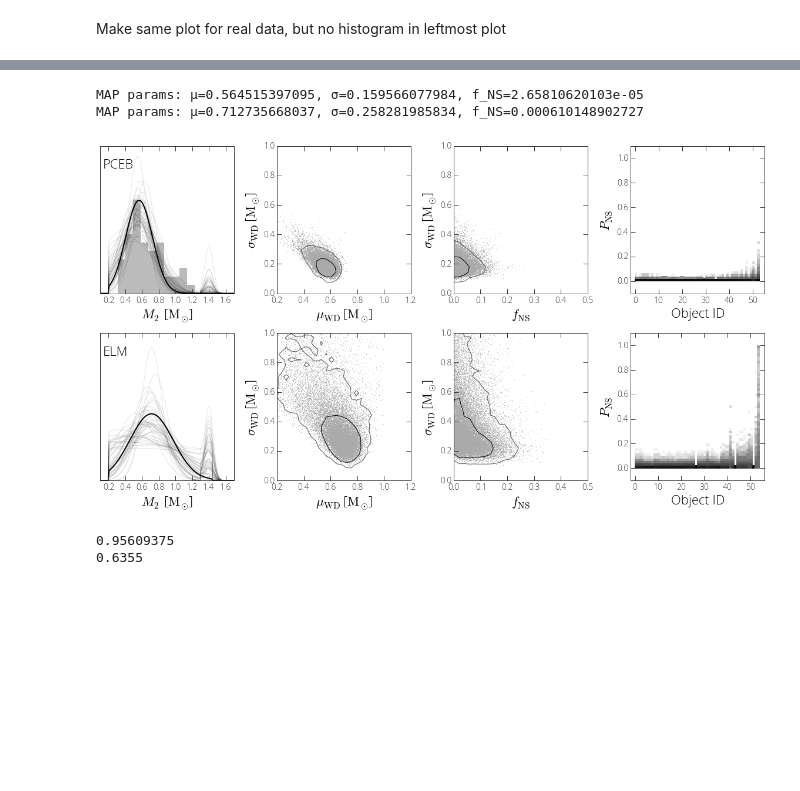
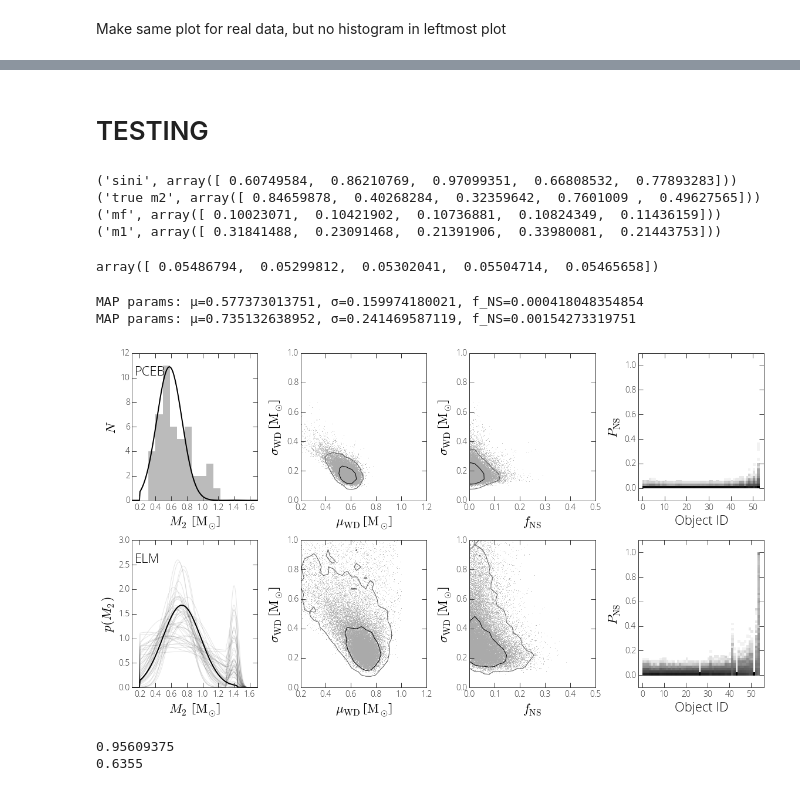
Before and after one commit to adrn/tilt-shift, a Jupyter notebook: notebooks/Paper figures.ipynb, the cells around one changed output, grey strips where cells are left out. Saved outputs shown, nothing was run; the diff lists cells and outputs as text; code cells hidden in the pictures; blank space fills up the shorter version.

Commit message:
fixed bug and new figures

```diff
--- a/notebooks/Paper figures.ipynb
+++ b/notebooks/Paper figures.ipynb
@@ -44,7 +44,7 @@ mean_NS = 1.4 # Msun
 stddev_NS = 0.05 # Msun
 
 # Number of steps to use in numerical integration below
-Nintegrate = 256
+Nintegrate = 1024
 # %% [markdown]
 We generate data with three different models for the true distribution of companion masses:
 * __GWD__: A single (truncated) Gaussian
@@ -695,7 +695,7 @@ def sigma_contour(x, y, bins=None, ax=None, levels=None, contourf=False, **conto
     return fig
 
 def three_panel(axes, data, sampler, plot_samples=False, mu_lim=(0.2,1.2), sigma_lim=(0.,1.),
-                pt_alpha=0.5, known_m2=np.ones(len(data))*np.nan):
+                pt_alpha=0.5, known_m2=np.ones(len(data))*np.nan, panel1_norm=1.):
     contour_bins = 27
 
     map_idx = sampler.flatlnprobability.argmax()
@@ -716,13 +716,14 @@ def three_panel(axes, data, sampler, plot_samples=False, mu_lim=(0.2,1.2), sigma
             d1,d2 = model(pars_WD=pars_WD, pars_NS=pars_NS)
 
             func = (1-f_NS)*d1.pdf(m2_grid) + f_NS*d2.pdf(m2_grid)
-            axes[0].plot(m2_grid, func, marker=None, color='k', lw=1, alpha=0.1)
+            axes[0].plot(m2_grid, func*panel1_norm, marker=None, color='k', lw=1, alpha=0.1)
 
     d1,d2 = model(pars_WD=MAP_pars_WD, pars_NS=pars_NS)
     func = (1-MAP_f_NS)*d1.pdf(m2_grid) + MAP_f_NS*d2.pdf(m2_grid)
-    axes[0].plot(m2_grid, func, marker=None, color='k', lw=2, alpha=1.)
+    axes[0].plot(m2_grid, func*panel1_norm, marker=None, color='k', lw=2, alpha=1.)
     axes[0].set_xlim(0.1, 1.7)
-    axes[0].yaxis.set_visible(False)
+    axes[0].set_ylim(0, 30)
+    # axes[0].yaxis.set_visible(False)
 
     # Second panel
     xbins = np.linspace(mu_lim[0]-0.1,mu_lim[1]+0.1,contour_bins)
@@ -788,17 +789,20 @@ for i,test_name in enumerate(test_data.keys()):
     sampler = samplers[test_name]
     pars = test_params[test_name]
 
+    n,bins,patches = axes[0].hist(data['true_m2'], color="#aaaaaa")
+    panel1_norm = np.sum(n * (bins[1:] - bins[:-1]))
+
     if i == 2:
-        three_panel(axes, data, sampler, sigma_lim=(0.,1.5))
+        three_panel(axes, data, sampler, sigma_lim=(0.,1.5), panel1_norm=panel1_norm)
     else:
-        three_panel(axes, data, sampler, pt_alpha=0.2)
+        three_panel(axes, data, sampler, pt_alpha=0.2, panel1_norm=panel1_norm)
 
-    axes[0].hist(data['true_m2'], normed=True, color="#aaaaaa")
-    # axes[2].axvline(pars['f_NS'], color='#31a354', linewidth=2.)
     axes[2].axvline(pars['f_NS'], color='k', linewidth=1., linestyle='--')
 
     ymin,ymax = axes[0].get_ylim()
     axes[0].text(0.15, ymax - 0.15*(ymax-ymin), "Test {}".format(i+1), fontsize=22, fontweight=200)
+
+    axes[0].set_ylabel("$N$")
 
     if pars.has_key('mean_WD'):
         axes[1].axhline(pars['stddev_WD'], color='k', linewidth=1., linestyle='--')
@@ -819,5 +823,5 @@ all_axes2[0].set_ylabel(r'$P_{\rm NS}$')
 
 fig.tight_layout()
 fig2.tight_layout()
-fig.savefig("../documents/letter/many-panel.pdf")
-fig2.savefig("../documents/letter/PNS.pdf")
+# fig.savefig("../documents/letter/many-panel.pdf")
+# fig2.savefig("../documents/letter/PNS.pdf")
@@ -830,6 +828,33 @@ MAP params: μ=0.637431389421, σ=0.51369085816, f_NS=0.135591418137
+# %% [markdown]
+# TESTING
+# %%
+ixx = test_data['UWD+GNS']['mf'].argsort()
+print('sini', test_data['UWD+GNS']['sini'][ixx][40:45])
+print('true m2', test_data['UWD+GNS']['true_m2'][ixx][40:45])
+
+mff = test_data['UWD+GNS']['mf'][ixx][40:45].copy()
+m11 = test_data['UWD+GNS']['m1'][ixx][40:45].copy()
+
+#m11[0] = m11[3]
+#mff[0] = mff[3] - 0.001
+
+print('mf', mff)
+print('m1', m11)
+
+NS_prob(dict(mean=0.637431389421, stddev=0.51369085816),
+        0.135591418137,
+        mff, m11,
+        known_m2=np.array([np.nan,np.nan,np.nan,np.nan,np.nan]),
+        bounds_WD=(0.2,1.44))
+# %% [output]
+('sini', array([ 0.60749584,  0.86210769,  0.97099351,  0.66808532,  0.77893283]))
+('true m2', array([ 0.84659878,  0.40268284,  0.32359642,  0.7601009 ,  0.49627565]))
+('mf', array([ 0.10023071,  0.10421902,  0.10736881,  0.10824349,  0.11436159]))
+('m1', array([ 0.31841488,  0.23091468,  0.21391906,  0.33980081,  0.21443753]))
+array([ 0.05486794,  0.05299812,  0.05302041,  0.05504714,  0.05465658])
 # %%
 def four_panel(axes, data, sampler, plot_samples=False, mu_lim=(0.2,1.2), sigma_lim=(0.,1.),
-               pt_alpha=0.5, known_m2=np.ones(len(data))*np.nan):
+               pt_alpha=0.5, known_m2=np.ones(len(data))*np.nan, panel1_norm=1.):
     contour_bins = 33
 
     map_idx = sampler.flatlnprobability.argmax()
@@ -850,13 +875,13 @@ def four_panel(axes, data, sampler, plot_samples=False, mu_lim=(0.2,1.2), sigma_
             d1,d2 = model(pars_WD=pars_WD, pars_NS=pars_NS)
 
             func = (1-f_NS)*d1.pdf(m2_grid) + f_NS*d2.pdf(m2_grid)
-            axes[0].plot(m2_grid, func, marker=None, color='k', lw=1, alpha=0.1)
+            axes[0].plot(m2_grid, func*panel1_norm, marker=None, color='k', lw=1, alpha=0.1)
 
     d1,d2 = model(pars_WD=MAP_pars_WD, pars_NS=pars_NS)
     func = (1-MAP_f_NS)*d1.pdf(m2_grid) + MAP_f_NS*d2.pdf(m2_grid)
-    axes[0].plot(m2_grid, func, marker=None, color='k', lw=2, alpha=1.)
+    axes[0].plot(m2_grid, func*panel1_norm, marker=None, color='k', lw=2, alpha=1.)
     axes[0].set_xlim(0.1, 1.7)
-    axes[0].yaxis.set_visible(False)
+    # axes[0].yaxis.set_visible(False)
 
     # Second panel
     xbins = np.linspace(mu_lim[0]-0.1,mu_lim[1]+0.1,contour_bins)
@@ -906,28 +931,31 @@ def four_panel(axes, data, sampler, plot_samples=False, mu_lim=(0.2,1.2), sigma_
 # %%
 fig,axes = plt.subplots(2,4,figsize=(16,9))
 
-four_panel(axes[0], pceb_MD, sampler_real_data_pceb, plot_samples=True) #, known_m2=known_m2)
+n,bins,patches = axes[0,0].hist(pceb_MD['M_wd'][~np.isnan(pceb_MD['M_wd'])], color='#bbbbbb')
 ymin,ymax = axes[0,0].get_ylim()
 axes[0,0].text(0.15, ymax - 0.15*(ymax-ymin), "PCEB".format(i+1), fontsize=22, fontweight=200)
-axes[0,0].hist(pceb_MD['M_wd'][~np.isnan(pceb_MD['M_wd'])], normed=True, color='#bbbbbb')
+panel1_norm = np.sum(n * (bins[1:] - bins[:-1]))
+four_panel(axes[0], pceb_MD, sampler_real_data_pceb, plot_samples=False, panel1_norm=panel1_norm)
+axes[0,0].set_ylabel("$N$")
 
 four_panel(axes[1], elm_WD, sampler_real_data, plot_samples=True, known_m2=known_m2)
 ymin,ymax = axes[1,0].get_ylim()
 axes[1,0].text(0.15, ymax - 0.15*(ymax-ymin), "ELM".format(i+1), fontsize=22, fontweight=200)
+axes[1,0].set_ylabel(r"$p(M_2)$")
 
 for i in [0,1]:
     axes[i,0].set_xlabel(r'$M_2$ [${\rm M}_\odot$]')
     axes[i,1].set_xlabel(r"$\mu_{\rm WD}$ [${\rm M}_\odot$]")
     axes[i,2].set_xlabel(r'$f_{\rm NS}$')
     # axes[3].set_xlabel(r'$m_f$ [${\rm M}_\odot$]')
     axes[i,3].set_xlabel(r'Object ID')
 
 fig.tight_layout()
-fig.savefig("../documents/letter/real-data.pdf")
+# fig.savefig("../documents/letter/real-data.pdf")
 # %% [output]
-MAP params: μ=0.564515397095, σ=0.159566077984, f_NS=2.65810620103e-05
-MAP params: μ=0.712735668037, σ=0.258281985834, f_NS=0.000610148902727
+MAP params: μ=0.577373013751, σ=0.159974180021, f_NS=0.000418048354854
+MAP params: μ=0.735132638952, σ=0.241469587119, f_NS=0.00154273319751
-[figure, old version]
+[figure, new version]
 # %%
 real_f_NS = sampler.flatchain[:,2]
 print sum(real_f_NS < 0.2476) / len(real_f_NS)
```
Also changed, not shown: parts of 15 cells of this notebook, 3 other files.
